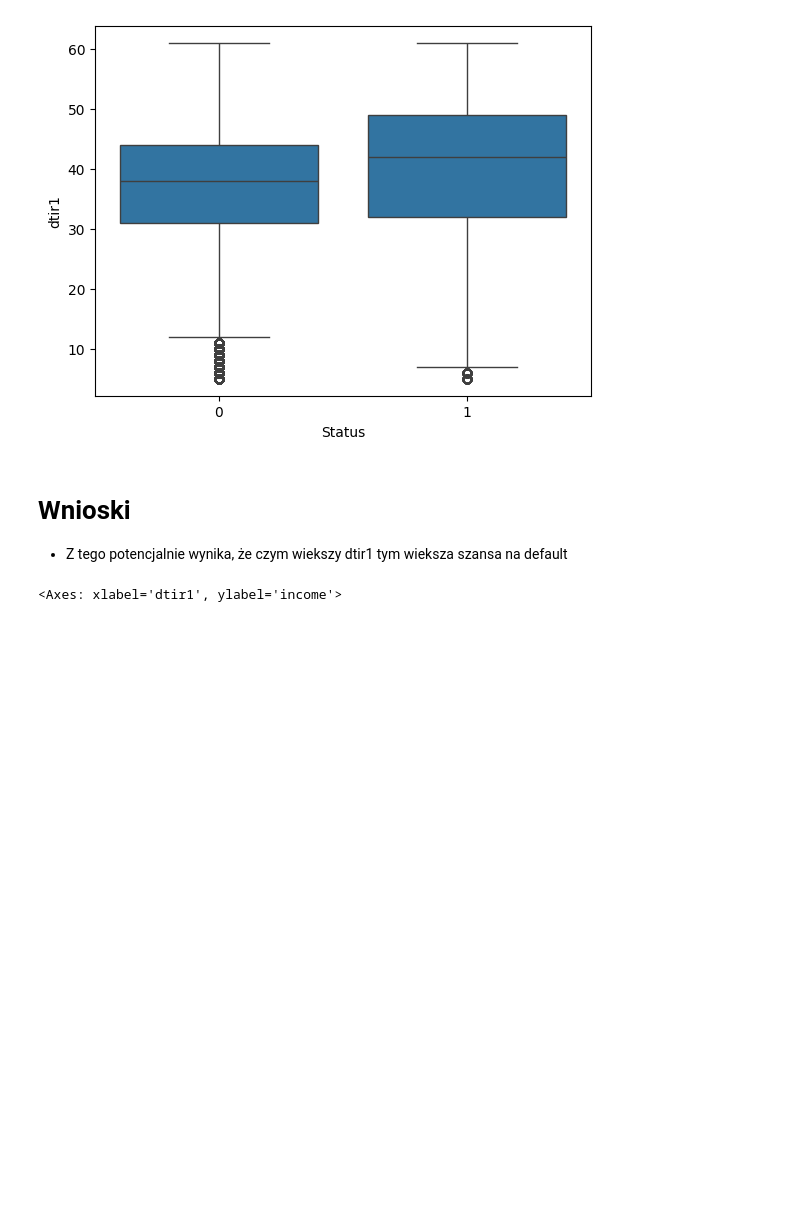
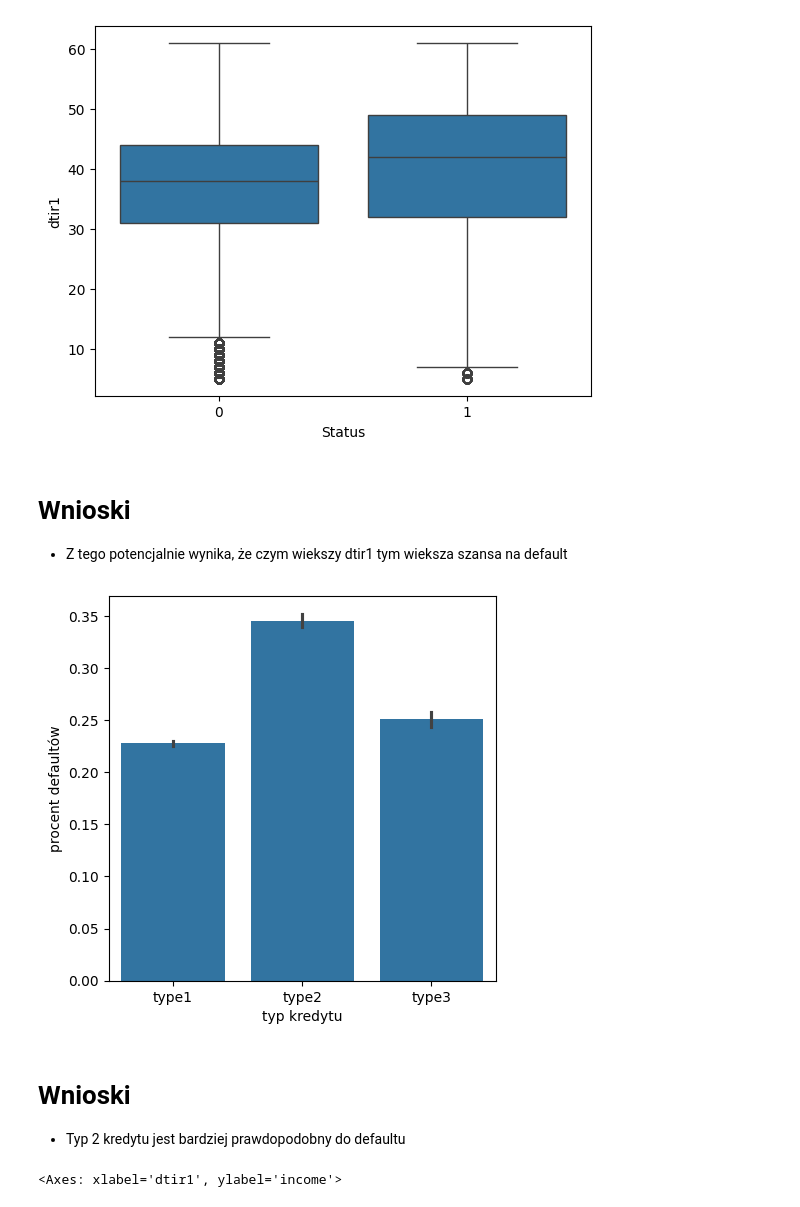
Before and after one commit to qbakom/loan-default-predictor, a Jupyter notebook: EDA_solutions/Piotr_Jan_Kuba_Aleksandra/EDA_Final.ipynb, the cells around one changed output. Saved outputs shown, nothing was run; the diff lists cells and outputs as text; code cells hidden in the pictures; blank space fills up the shorter version.

```diff
--- a/EDA_solutions/Piotr_Jan_Kuba_Aleksandra/EDA_Final.ipynb
+++ b/EDA_solutions/Piotr_Jan_Kuba_Aleksandra/EDA_Final.ipynb
@@ -287,6 +287,17 @@ sns.boxplot(x = data["Status"],y=data["dtir1"])
 # %% [markdown]
 # Wnioski
 * Z tego potencjalnie wynika, że czym wiekszy dtir1 tym wieksza szansa na default
+# %%
+plt.figure(figsize=(5, 5))
+sns.barplot(data=data, x = data['loan_type'], y = data['Status'])
+plt.xlabel('typ kredytu')
+plt.ylabel("procent defaultów")
+plt.show()
+# %% [output]
+[figure, added]
+# %% [markdown]
+# Wnioski
+* Typ 2 kredytu jest bardziej prawdopodobny do defaultu
 # %%
 new_data = data[(data['income']<30000) & (data['income']>0)]
 sns.scatterplot(data=new_data,x="dtir1",y="income",hue="Status")
```
Also changed, not shown: parts of 2 cells of this notebook.
